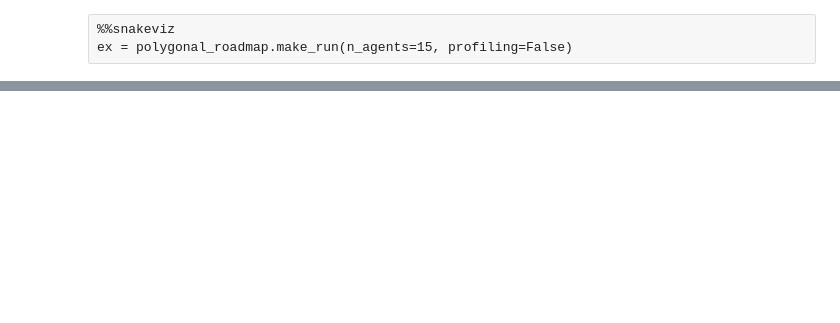
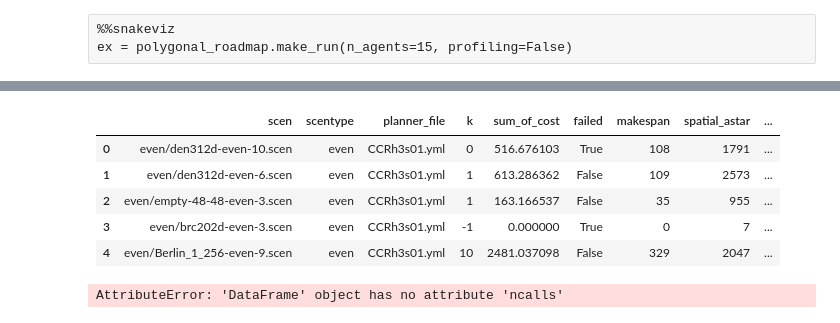
Before and after one commit to ovgu-FINken/polygonal_roadmaps, a Jupyter notebook: Pathfinding.ipynb, the cells around one changed output, grey strips where cells are left out. Cells and saved outputs as stored; diff of their text form; code cells hidden in the pictures; blank space fills up the shorter version.

```diff
--- a/Pathfinding.ipynb
+++ b/Pathfinding.ipynb
@@ -62,0 +57,17 @@ df_obstacles = polygonal_roadmap.MapfInfoEnvironment(SCEN).get_obstacle_df()
+# %%
+d[1].head()
+# %% [output]
+|  | scen | scentype | planner_file | k | sum_of_cost | failed | makespan | spatial_astar | ... |
+| 0 | even/den312d-even-10.scen | even | CCRh3s01.yml | 0 | 516.676103 | True | 108 | 1791 | ... |
+| 1 | even/den312d-even-6.scen | even | CCRh3s01.yml | 1 | 613.286362 | False | 109 | 2573 | ... |
+| 2 | even/empty-48-48-even-3.scen | even | CCRh3s01.yml | 1 | 163.166537 | False | 35 | 955 | ... |
+| 3 | even/brc202d-even-3.scen | even | CCRh3s01.yml | -1 | 0.000000 | True | 0 | 7 | ... |
+| 4 | even/Berlin_1_256-even-9.scen | even | CCRh3s01.yml | 10 | 2481.037098 | False | 329 | 2047 | ... |
+# %%
+df_profiles = d[1]
+df_profiles.ncalls = df_profiles.ncalls.astype(int)
+#df_history = utils.convert_history_to_df(data["CCR.yml"]["maze_even.yml"][SCEN].history)
+#run_data = data["CCR.yml"]["maze_even.yml"][SCEN]
+#df_obstacles = polygonal_roadmap.MapfInfoEnvironment(SCEN).get_obstacle_df()
+# %% [output]
+AttributeError: 'DataFrame' object has no attribute 'ncalls'
```
Also changed, not shown: parts of 22 cells of this notebook, 1 other file.
